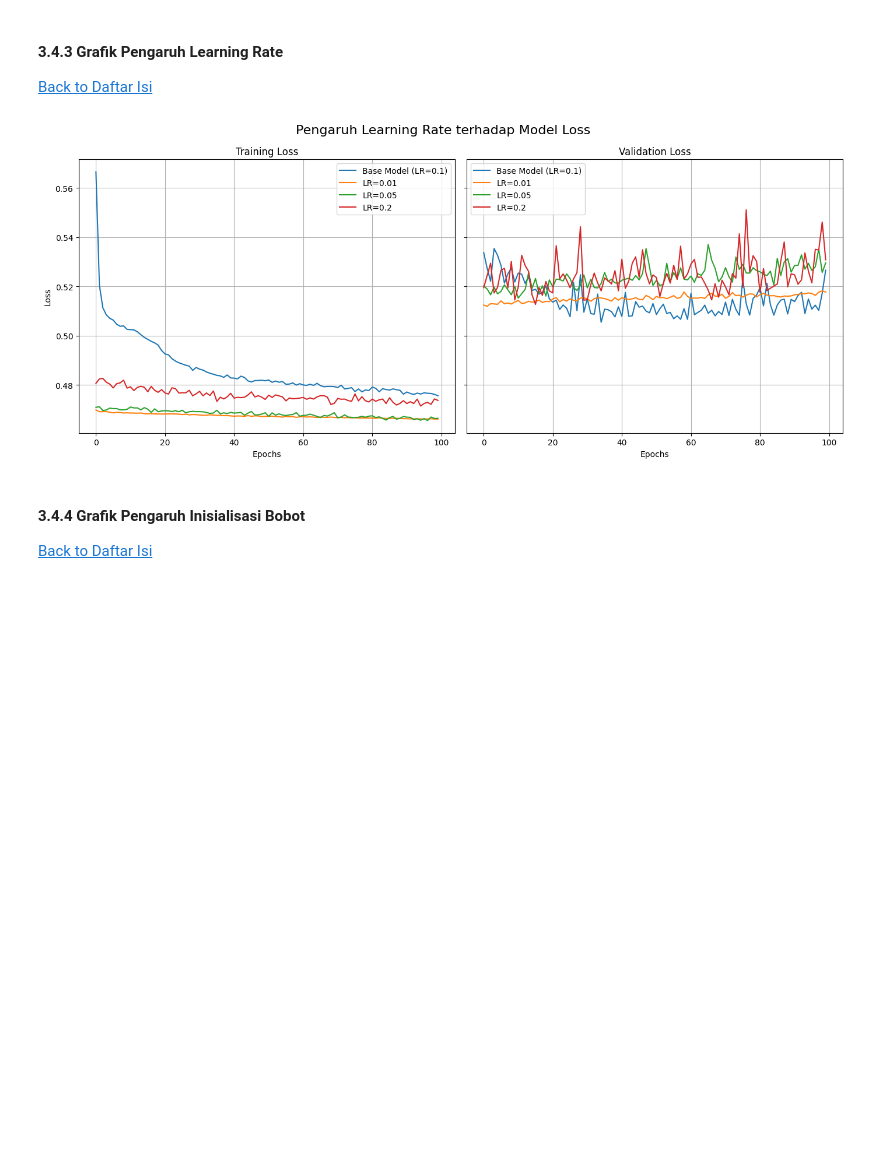
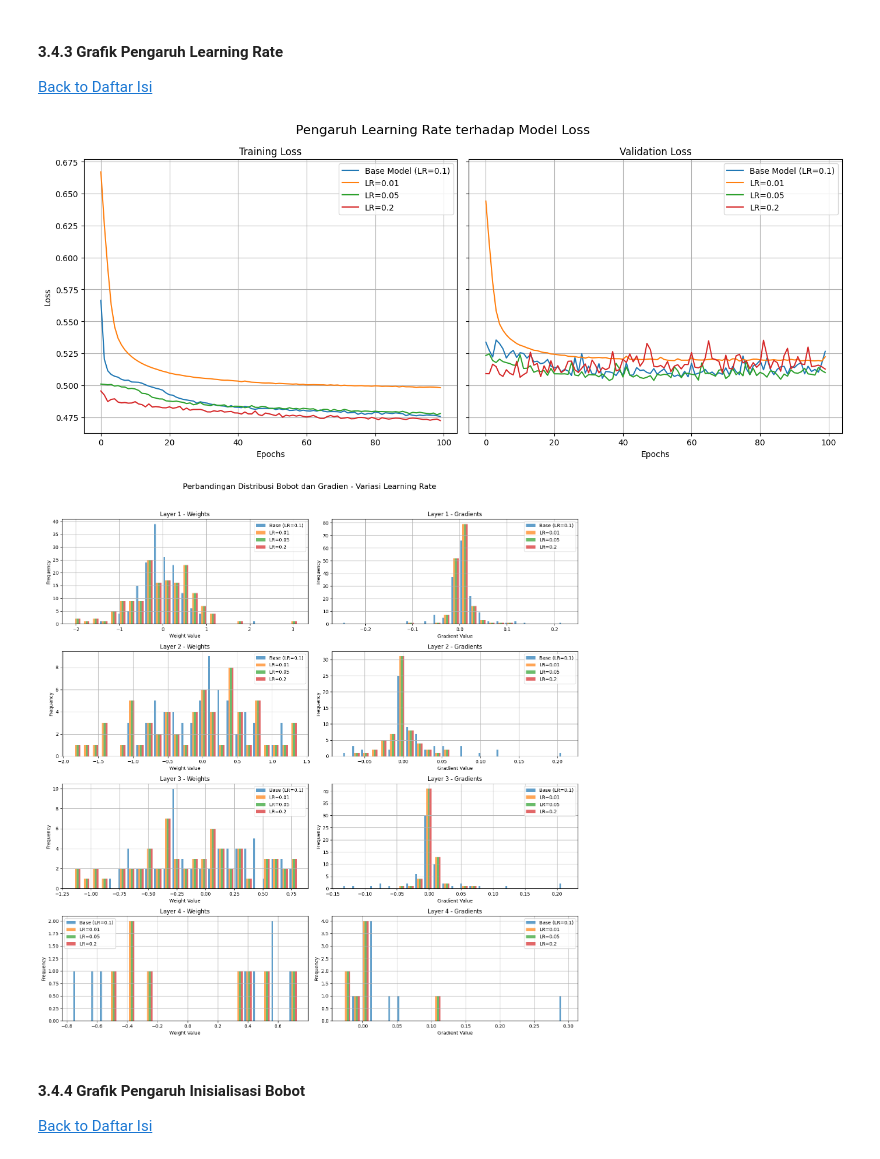
Before and after one commit to StefanMattew/MagangLearning-Tubes-IF3270, a Jupyter notebook: src/Pengujian.ipynb, the cells around one changed output. Drawn from its saved outputs; the diff is of its cells as text; code cells hidden in the pictures; blank space fills up the shorter version.

Commit message:
test: add visualization for weight and gradient distribution

```diff
--- a/src/Pengujian.ipynb
+++ b/src/Pengujian.ipynb
@@ -802,6 +802,15 @@ Training FFNN Variasi Aktivasi 2 (Sigmoid)...
 - Variasi learning rate: 0.01, 0.05, 0.2
 # %%
 # *** VARIASI LEARNING RATE ***
+ffnn_lr_1 =  FFNN(loss_function='binary_cross_entropy', seed=RANDOM_STATE)
+ffnn_lr_1.add_layer(Layer(input_size=input_dim, output_size=8, activation='relu', init_method='uniform'))
+ffnn_lr_1.add_layer(Layer(input_size=8, output_size=8, activation='relu', init_method='uniform'))
+ffnn_lr_1.add_layer(Layer(input_size=8, output_size=8, activation='relu', init_method='uniform'))
+ffnn_lr_1.add_layer(Layer(input_size=8, output_size=1, activation='sigmoid', init_method='uniform'))
+
+ffnn_lr_2 = ffnn_lr_1
+ffnn_lr_3 = ffnn_lr_1
+
 
 # Base Model (learning rate 0.1)
 print(f"{'='*55}")
@@ -811,7 +820,7 @@ print(f">>> FFNN Base Model Validation Macro F1-Score: {f1_base:.4f}\n")
 
 # Learning rate 1: 0.01
 history_lr1, f1_lr1 = train_and_evaluate_ffnn(
-    model=ffnn_base_model,
+    model=ffnn_lr_1,
     X_train=X_train_np, y_train=y_train,
     X_val=X_val_np, y_val=y_val,
     model_name="FFNN Variasi Learning Rate 1 (0.01)",
@@ -820,7 +829,7 @@ history_lr1, f1_lr1 = train_and_evaluate_ffnn(
 
 # Learning rate 2: 0.05
 history_lr2, f1_lr2 = train_and_evaluate_ffnn(
-    model=ffnn_base_model,
+    model=ffnn_lr_2,
     X_train=X_train_np, y_train=y_train,
     X_val=X_val_np, y_val=y_val,
     model_name="FFNN Variasi Learning Rate 2 (0.05)",
@@ -829,7 +838,7 @@ history_lr2, f1_lr2 = train_and_evaluate_ffnn(
 
 # Learning rate: 0.2
 history_lr3, f1_lr3 = train_and_evaluate_ffnn(
-    model=ffnn_base_model,
+    model=ffnn_lr_3,
     X_train=X_train_np, y_train=y_train,
     X_val=X_val_np, y_val=y_val,
     model_name="FFNN Variasi Learning Rate 3 (0.2)",
@@ -1107,11 +1173,21 @@ plot_loss(histories_act, titles_act, 'Pengaruh Fungsi Aktivasi Hidden Layer Pert
 # %%
 # --- Plot Variasi Learning Rate ---
 histories_lr = [history_base, history_lr1, history_lr2, history_lr3]
 titles_lr = ['Base Model (LR=0.1)', 'LR=0.01', 'LR=0.05', 'LR=0.2']
 
 plot_loss(histories_lr, titles_lr, 'Pengaruh Learning Rate terhadap Model Loss')
+
+lr_models = {
+    'Base (LR=0.1)': ffnn_base_model,
+    'LR=0.01': ffnn_lr_1,
+    'LR=0.05': ffnn_lr_2,
+    'LR=0.2': ffnn_lr_3,
+}
+
+plot_weight(lr_models, 'Perbandingan Distribusi Bobot dan Gradien - Variasi Learning Rate')
 # %% [output]
-[figure, old version]
+[figure, new version]
+[figure, added]
 # %% [markdown]
 #### 3.4.4 Grafik Pengaruh Inisialisasi Bobot
 [Back to Daftar Isi](#daftar-isi)
```
Also changed, not shown: parts of 6 cells of this notebook.
